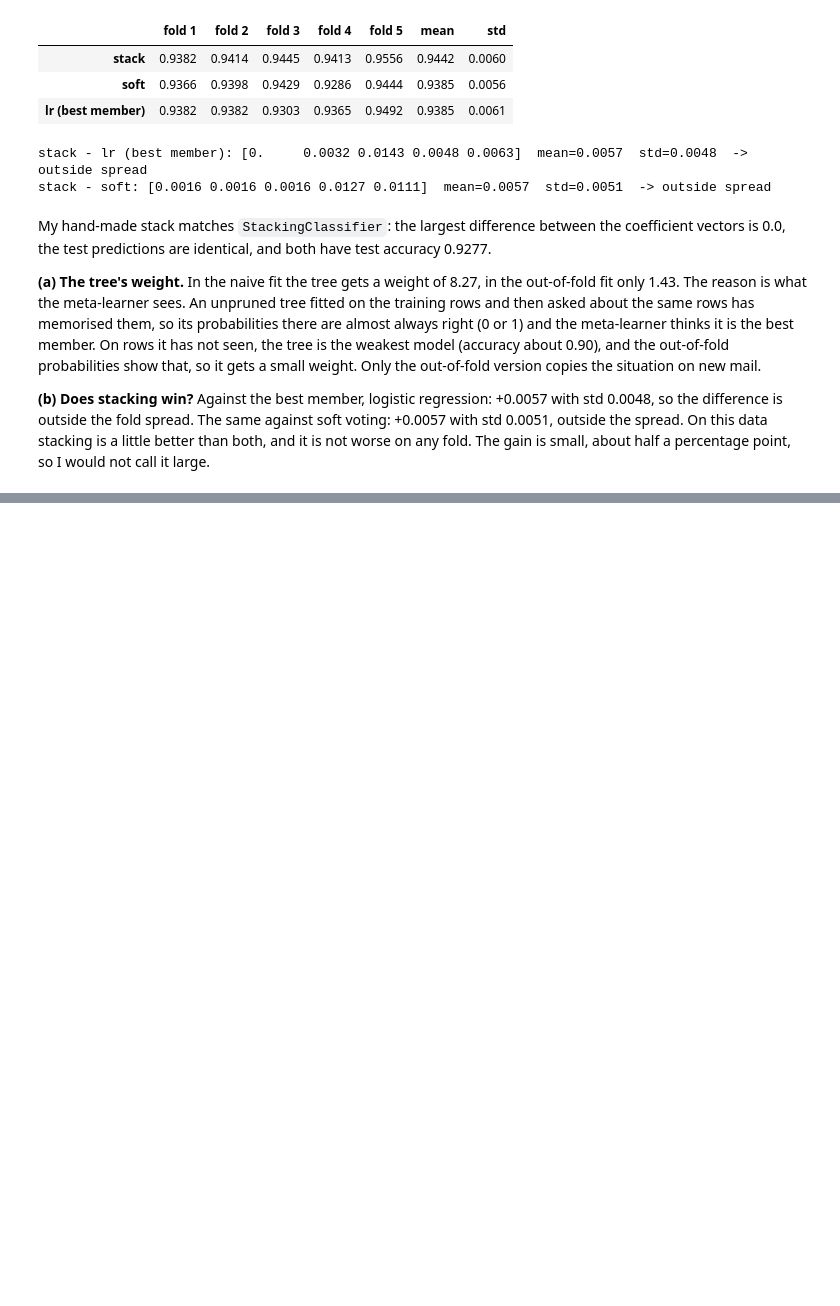
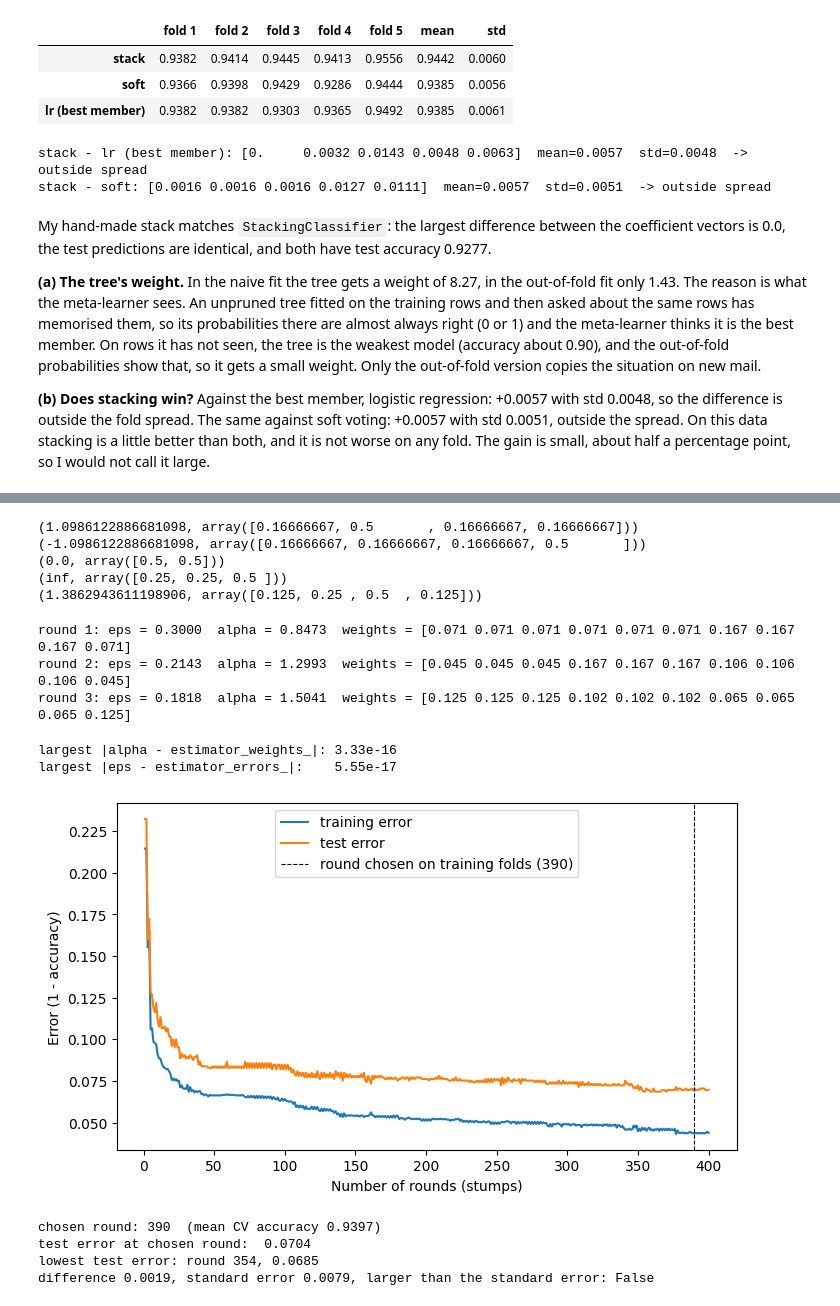
Before and after one commit to mukhamedzhankubantov/kubantov_task-04-ML-course, a Jupyter notebook: kubantov_task4.ipynb, the cells around one changed output, grey strips where cells are left out. Saved outputs shown, nothing was run; the diff lists cells and outputs as text; code cells hidden in the pictures; blank space fills up the shorter version.

Commit message:
Part 5: adaboost_step, cheks, error by round

```diff
--- a/kubantov_task4.ipynb
+++ b/kubantov_task4.ipynb
@@ -414,0 +433,79 @@ My hand-made stack matches `StackingClassifier`: the largest difference between
+# %%
+print(adaboost_step([1, 1, 0, 0], [1, 0, 0, 0], [1, 1, 1, 1]))
+print(adaboost_step([1, 1, 1, 0], [0, 0, 0, 0], [1, 1, 1, 1]))
+print(adaboost_step([1, 0], [0, 0], [1, 1]))
+print(adaboost_step([1, 0, 1], [1, 0, 1], [2, 2, 4]))
+print(adaboost_step([-1, 1, 1, -1], [-1, 1, -1, -1], [0.1, 0.2, 0.1, 0.1]))
+# %% [output]
+(1.0986122886681098, array([0.16666667, 0.5       , 0.16666667, 0.16666667]))
+(-1.0986122886681098, array([0.16666667, 0.16666667, 0.16666667, 0.5       ]))
+(0.0, array([0.5, 0.5]))
+(inf, array([0.25, 0.25, 0.5 ]))
+(1.3862943611198906, array([0.125, 0.25 , 0.5  , 0.125]))
+# %%
+x = np.arange(1, 11)
+y_toy = np.array([1, 1, 1, 0, 0, 0, 1, 1, 1, 0])
+stumps = [np.where(x <= 3.5, 1, 0), np.where(x <= 9.5, 1, 0), np.where(x <= 6.5, 0, 1)]
+
+w = np.full(10, 0.1)
+for r, s in enumerate(stumps, start=1):
+    eps = w[s != y_toy].sum() / w.sum()
+    alpha, w = adaboost_step(y_toy, s, w)
+    print(f"round {r}: eps = {eps:.4f}  alpha = {alpha:.4f}  weights = {np.round(w, 3)}")
+# %% [output]
+round 1: eps = 0.3000  alpha = 0.8473  weights = [0.071 0.071 0.071 0.071 0.071 0.071 0.167 0.167 0.167 0.071]
+round 2: eps = 0.2143  alpha = 1.2993  weights = [0.045 0.045 0.045 0.167 0.167 0.167 0.106 0.106 0.106 0.045]
+round 3: eps = 0.1818  alpha = 1.5041  weights = [0.125 0.125 0.125 0.102 0.102 0.102 0.065 0.065 0.065 0.125]
+# %%
+ada.fit(X_train, y_train)
+
+n = len(y_train)
+w = np.full(n, 1 / n)
+d_alpha, d_eps = [], []
+for t in range(5):
+    pred = ada.estimators_[t].predict(X_train)
+    eps = w[pred != y_train].sum() / w.sum()
+    alpha, w = adaboost_step(y_train, pred, w)
+    d_alpha.append(abs(alpha - ada.estimator_weights_[t]))
+    d_eps.append(abs(eps - ada.estimator_errors_[t]))
+
+print(f"largest |alpha - estimator_weights_|: {max(d_alpha):.2e}")
+print(f"largest |eps - estimator_errors_|:    {max(d_eps):.2e}")
+# %% [output]
+largest |alpha - estimator_weights_|: 3.33e-16
+largest |eps - estimator_errors_|:    5.55e-17
+# %%
+train_err = 1 - np.array(list(ada.staged_score(X_train, y_train)))
+test_err = 1 - np.array(list(ada.staged_score(X_test, y_test)))
+
+curves = []
+for tr, va in cv.split(X_train, y_train):
+    m = clone(ada).fit(X_train[tr], y_train[tr])
+    curves.append(list(m.staged_score(X_train[va], y_train[va])))
+mean_curve = np.mean(curves, axis=0)
+R = int(np.argmax(mean_curve)) + 1                 # argmax takes the smallest round on a tie
+
+rounds = np.arange(1, 401)
+plt.figure(figsize=(8, 4.5))
+plt.plot(rounds, train_err, label="training error")
+plt.plot(rounds, test_err, label="test error")
+plt.axvline(R, color="k", ls="--", lw=0.8, label=f"round chosen on training folds ({R})")
+plt.xlabel("Number of rounds (stumps)")
+plt.ylabel("Error (1 - accuracy)")
+plt.legend()
+plt.show()
+
+p = 1 - test_err[R - 1]
+se = math.sqrt(p * (1 - p) / len(y_test))
+best_round = int(np.argmin(test_err)) + 1
+print(f"chosen round: {R}  (mean CV accuracy {mean_curve[R-1]:.4f})")
+print(f"test error at chosen round:  {test_err[R-1]:.4f}")
+print(f"lowest test error: round {best_round}, {test_err[best_round-1]:.4f}")
+print(f"difference {abs(test_err[best_round-1] - test_err[R-1]):.4f}, standard error {se:.4f}, "
+      f"larger than the standard error: {abs(test_err[best_round-1] - test_err[R-1]) > se}")
+# %% [output]
+[figure, added]
+chosen round: 390  (mean CV accuracy 0.9397)
+test error at chosen round:  0.0704
+lowest test error: round 354, 0.0685
+difference 0.0019, standard error 0.0079, larger than the standard error: False
```
Also changed, not shown: parts of 3 cells of this notebook.
